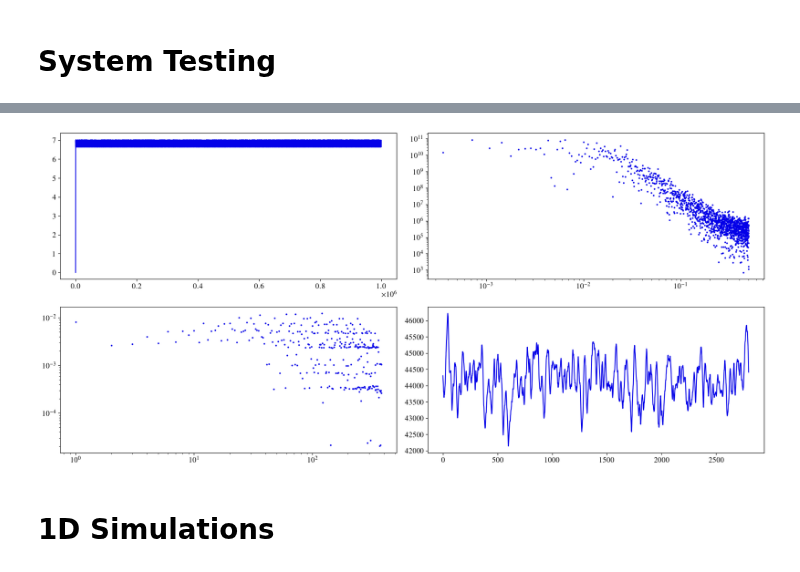
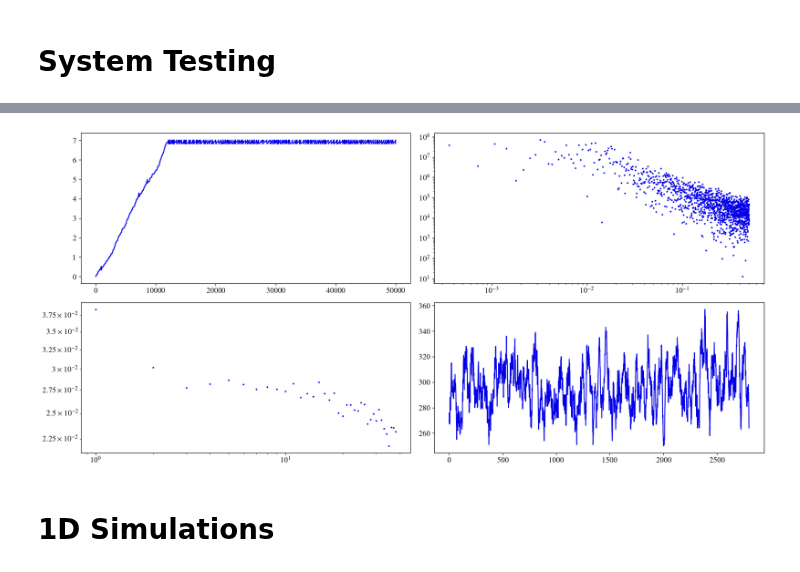
Before and after one commit to GabrielRemi/Sandpile, a Jupyter notebook: Code/simulation.ipynb, the cells around one changed output, grey strips where cells are left out. Cells and saved outputs as stored; diff of their text form; code cells hidden in the pictures.

```diff
--- a/Code/simulation.ipynb
+++ b/Code/simulation.ipynb
@@ -3,14 +11,13 @@
 # %%
-from computation import *
-from computation.simulation import get_memory
-import multiprocessing as mp
-from pathlib import Path
-import matplotlib.pyplot as plt
+
 
 plt.figure(0, figsize=(17, 8))
-system = Sandpile16Bit(1, 40, 7, False, False)
+system = Sandpile16Bit(1, 40, 7, True, True)
 # print(get_memory())
-system.simulate(1_000_000)
+# system.simulate(100_000)
+# t = tqdm(total=100_000)
+# t.total = 10
+sandpile_simulate_single(system, 5_0_000, 10_000)
 # print(get_memory())
 s = system.get_average_slopes()
 plt.subplot(221)
@@ -21,7 +28,6 @@ r = system.generate_total_dissipation_rate(2800)
 power = calculate_power_spectrum(r)[1:]
 freq = calculate_power_frequencies(r)[1:]
 # print(get_memory())
-
 
 plt.xscale("log")
 plt.yscale("log")
@@ -45,4 +51,4 @@ plt.savefig("figs/simulation_test.png", dpi=300)
-[figure, old version]
+[figure, new version]
 # %% [markdown]
 # 1D Simulations
 # %%
```
Also changed, not shown: parts of 4 cells of this notebook, 7 other files.
